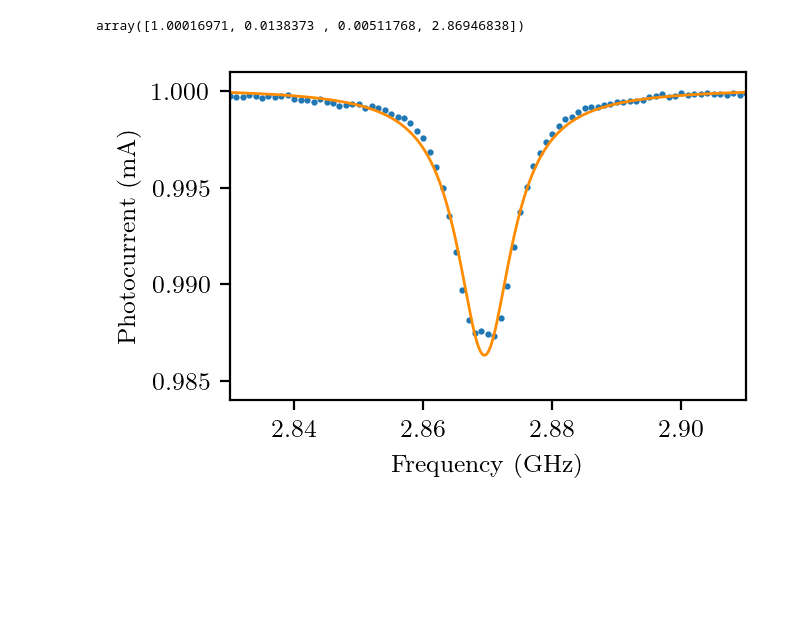
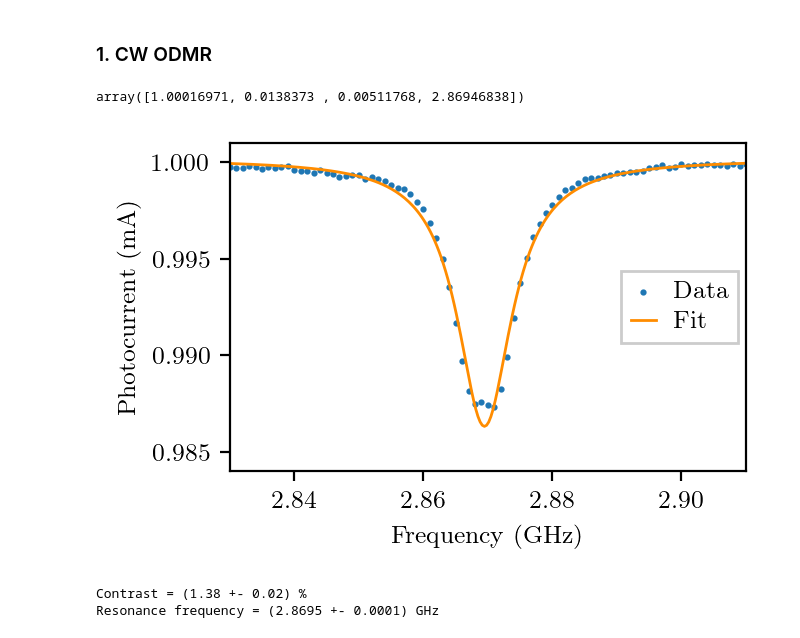
Before and after one commit to broschli/fopra, a Jupyter notebook: nv_centers/plot.ipynb, the cells around one changed output. Drawn from its saved outputs; the diff is of its cells as text; code cells hidden in the pictures; blank space fills up the shorter version.

```diff
--- a/nv_centers/plot.ipynb
+++ b/nv_centers/plot.ipynb
@@ -4,6 +4,8 @@ import matplotlib.pyplot as plt
 from scipy.optimize import curve_fit
 
 plt.style.use("../fopraplot.mplstyle")
+# %% [markdown]
+### 1. CW ODMR
 # %%
 odmr = np.genfromtxt("./data/cwODMR/cwODMR.csv", skip_header=1, delimiter=";", usecols=(1,3))
 odmr_mag1 = np.genfromtxt("./data/cwODMR_magnet_1/cwODMR.csv", skip_header=1, delimiter=";", usecols=(1,3))
@@ -25,19 +27,30 @@ odmr_mag4[:,1] = 1e3*odmr_mag4[:,1]
 # %%
 def gauss(x, A, B, s, x0):
     return A * (1 - B * np.exp(-(x-x0)**2 / (2*s**2)))
 
 def lorentzian(x, A, B, w, x0):
     return A * (1 - B / (1 + (x-x0)**2 / w**2))
 
 params, pcov = curve_fit(lorentzian, odmr[:,0], odmr[:,1]+1, p0=(1, 0.013, 0.01, 2.87))
 
 xs = np.linspace(2.83, 2.93, 300)
 
-fig1, ax = plt.subplots()
-ax.scatter(odmr[:,0], odmr[:,1]+1, marker=".")
-ax.plot(xs, lorentzian(xs, *params), c="darkorange")
+fig1a, ax = plt.subplots()
+ax.scatter(odmr[:,0], odmr[:,1]+1, marker=".", label="Data")
+ax.plot(xs, lorentzian(xs, *params), c="darkorange", label="Fit")
 ax.set(xlabel="Frequency (GHz)", ylabel="Photocurrent (mA)", xlim=(2.83, 2.91), ylim=(0.984, 1.001))
+ax.legend(loc="right")
+
+# fig1a.savefig("./figs/zero_field_odmr.pdf")
 params
 # %% [output]
 array([1.00016971, 0.0138373 , 0.00511768, 2.86946838])
-[figure, old version]
+[figure, new version]
+# %%
+contrast = params[1] / params[0]
+contrast_err = pcov[1,1]**0.5 / params [0] + pcov[0,0]**0.5 * params[1] / params[0]**2
+print(f"Contrast = ({contrast*100:.2f} +- {contrast_err*100:.2f}) %")
+print(f"Resonance frequency = ({params[3]:.4f} +- {pcov[3,3]**0.5:.4f}) GHz")
+# %% [output]
+Contrast = (1.38 +- 0.02) %
+Resonance frequency = (2.8695 +- 0.0001) GHz
```
Also changed, not shown: parts of 17 cells of this notebook, 8 other files.
